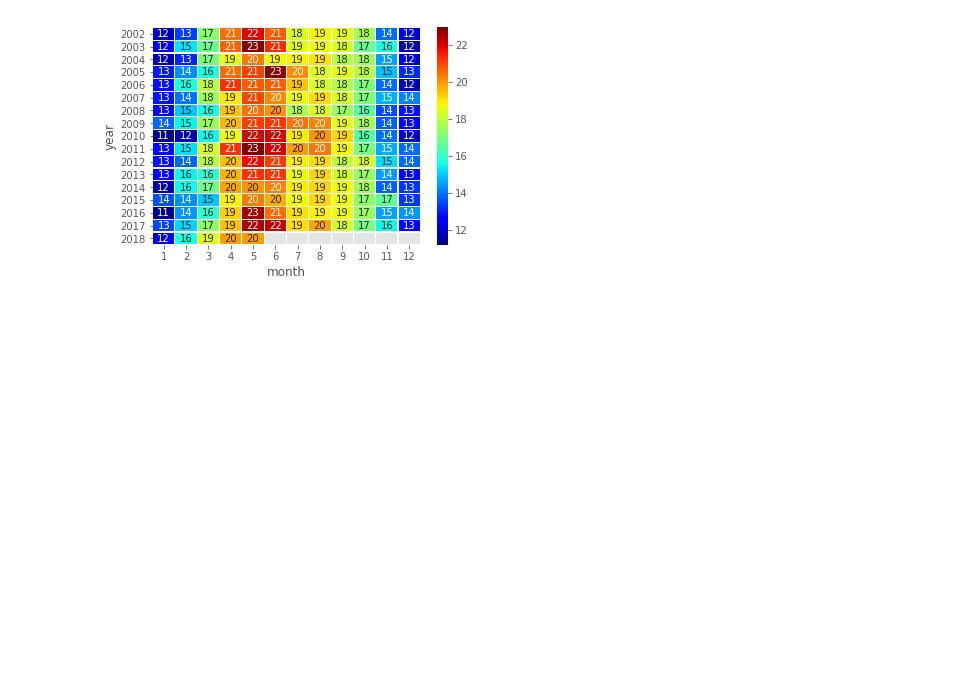
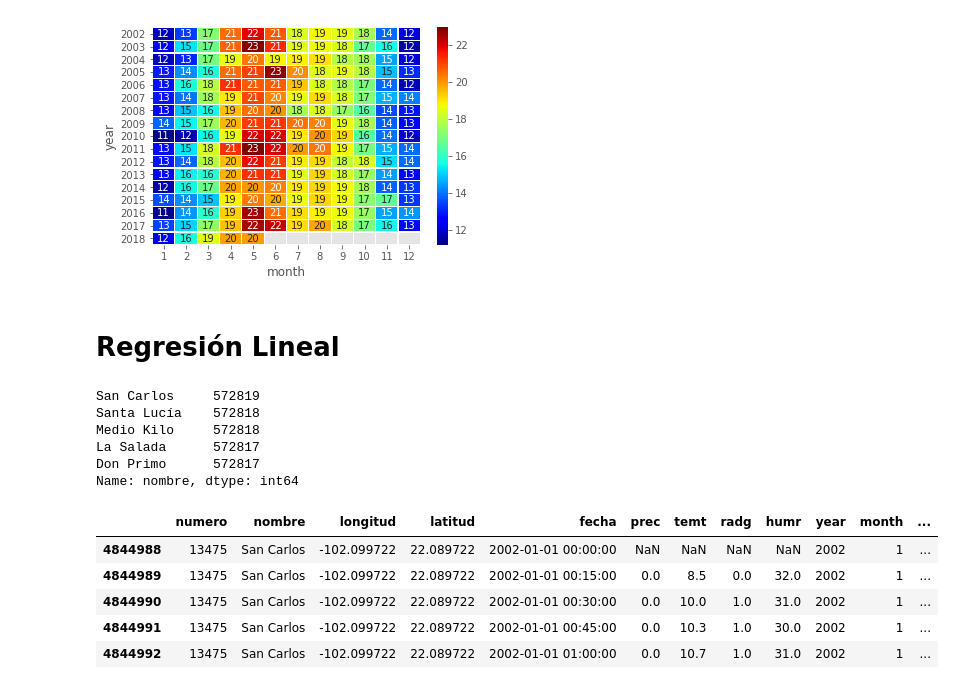
Before and after one commit to jorgemauricio/INIFAP_Course, a Jupyter notebook: ejercicios/Avanzados/indicadores_climatologicos.ipynb, the cells around one changed output. Saved outputs shown, nothing was run; the diff lists cells and outputs as text; code cells hidden in the pictures; blank space fills up the shorter version.

```diff
--- a/ejercicios/Avanzados/indicadores_climatologicos.ipynb
+++ b/ejercicios/Avanzados/indicadores_climatologicos.ipynb
@@ -319,3 +319,15 @@ sns.heatmap(table, cmap="jet", linewidths=.2, annot=True)
 # %% [output]
 <matplotlib.axes._subplots.AxesSubplot at 0x...>
 [figure]
+# %% [markdown]
+# Regresión Lineal
+# %%
+# verificar estación con mayor número de registros
+df["nombre"].value_counts().head()
+# %% [output]
+San Carlos     572819
+Santa Lucía    572818
+Medio Kilo     572818
+La Salada      572817
+Don Primo      572817
+Name: nombre, dtype: int64
@@ -321,0 +337,10 @@ sns.heatmap(table, cmap="jet", linewidths=.2, annot=True)
+# %%
+# verificar el corte de información
+df_san_carlos.head()
+# %% [output]
+|  | numero | nombre | longitud | latitud | fecha | prec | temt | radg | humr | year | month | ... |
+| 4844988 | 13475 | San Carlos | -102.099722 | 22.089722 | 2002-01-01 00:00:00 | NaN | NaN | NaN | NaN | 2002 | 1 | ... |
+| 4844989 | 13475 | San Carlos | -102.099722 | 22.089722 | 2002-01-01 00:15:00 | 0.0 | 8.5 | 0.0 | 32.0 | 2002 | 1 | ... |
+| 4844990 | 13475 | San Carlos | -102.099722 | 22.089722 | 2002-01-01 00:30:00 | 0.0 | 10.0 | 1.0 | 31.0 | 2002 | 1 | ... |
+| 4844991 | 13475 | San Carlos | -102.099722 | 22.089722 | 2002-01-01 00:45:00 | 0.0 | 10.3 | 1.0 | 30.0 | 2002 | 1 | ... |
+| 4844992 | 13475 | San Carlos | -102.099722 | 22.089722 | 2002-01-01 01:00:00 | 0.0 | 10.7 | 1.0 | 31.0 | 2002 | 1 | ... |
```
Also changed, not shown: parts of 8 cells of this notebook, 2 other files.
